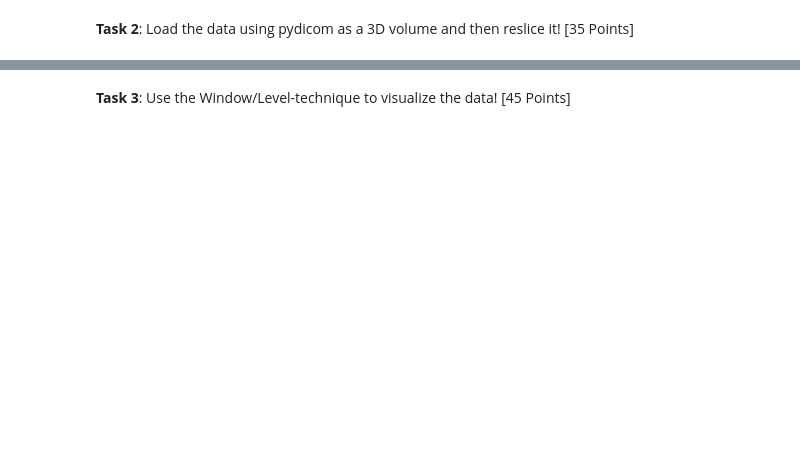
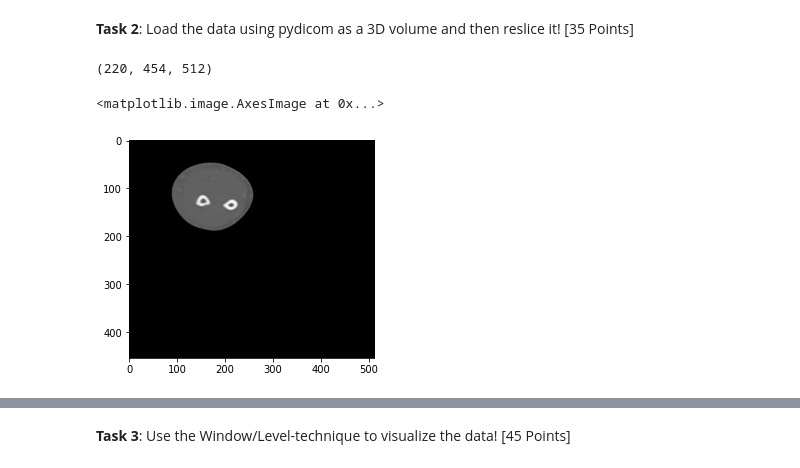
Before and after one commit to bostongfx/cs480student, a Jupyter notebook: 05/CS480_Assignment_5.ipynb, the cells around one changed output, grey strips where cells are left out. Drawn from its saved outputs; the diff is of its cells as text; code cells hidden in the pictures; blank space fills up the shorter version.

```diff
--- a/05/CS480_Assignment_5.ipynb
+++ b/05/CS480_Assignment_5.ipynb
@@ -59,7 +61,25 @@ from pydicom import dcmread
+# %%
+# TODO: YOUR CODE FOR LOADING THE VOLUME AS A 3D NUMPY ARRAY
+
+from os import listdir
+from os.path import join
+
+lstImages = listdir("ct")
+lstImages.sort()
+lstSlices = [dcmread(join("ct", image)) for image in lstImages]
+imageData = np.array([slice.pixel_array for slice in lstSlices])
+
+print(imageData.shape)
+# %% [output]
+(220, 454, 512)
 # %%
 # 2) Now create and show axial, sagittal, and coronal slices from the 3D volume.
 # Hint: Please use imshow(XX, cmap='gray') to show the image.
 # %%
 # TODO: YOUR CODE FOR AXIAL
+imshow(imageData[100,:,:], cmap='gray')
+# %% [output]
+<matplotlib.image.AxesImage at 0x...>
+[figure, added]
 # %%
 # TODO: YOUR CODE FOR SAGITTAL
```
Also changed, not shown: parts of 22 cells of this notebook.
